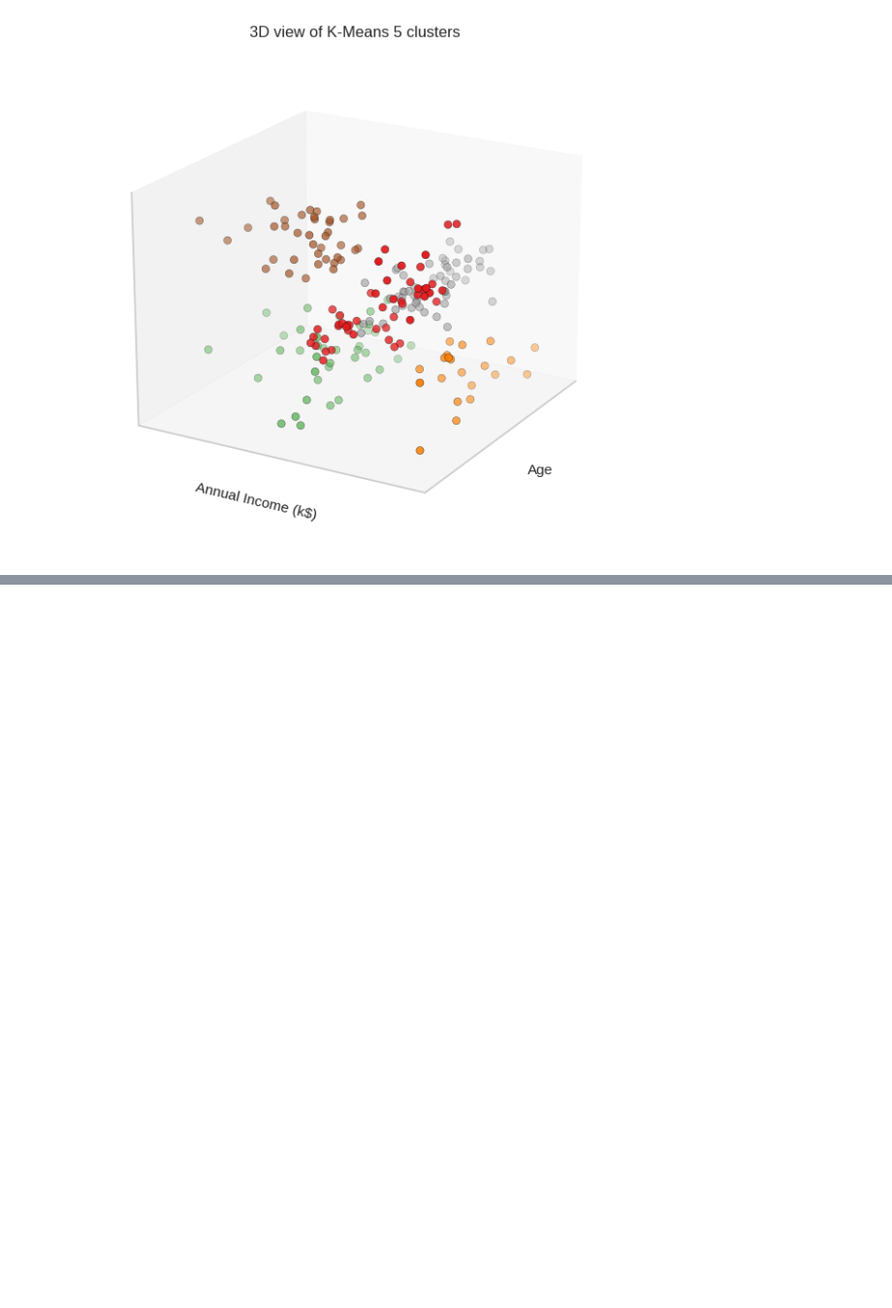
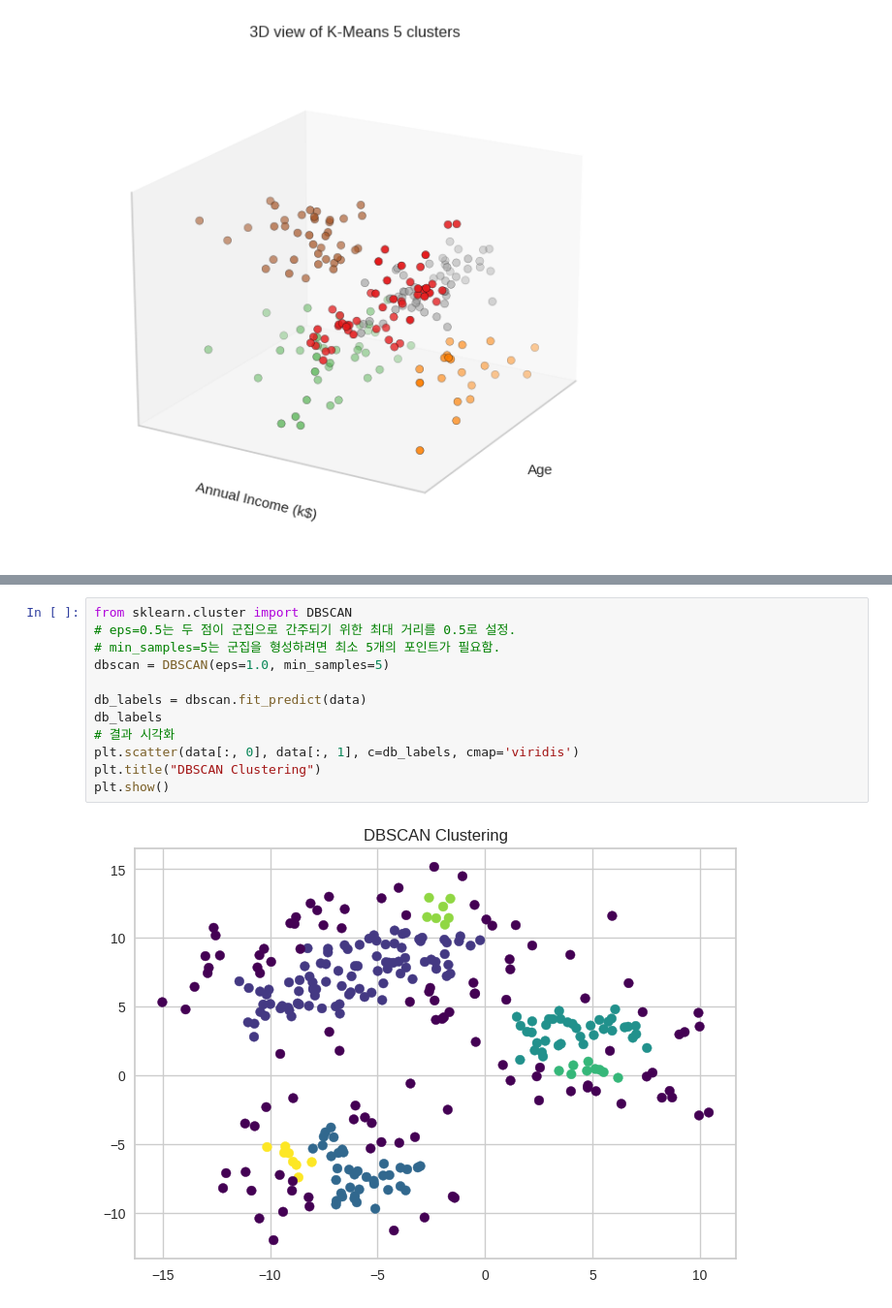
Before and after one commit to leekyuyoung-ai/AI, a Jupyter notebook: 2_4_군집,_DBSCAN.ipynb, the cells around one changed output, grey strips where cells are left out. Shown at 97% size. Saved outputs shown, nothing was run; the diff lists cells and outputs as text; blank space fills up the shorter version.

```diff
--- a/2_4_군집,_DBSCAN.ipynb
+++ b/2_4_군집,_DBSCAN.ipynb
@@ -206,0 +220,14 @@ plt.show()
+# %%
+from sklearn.cluster import DBSCAN
+# eps=0.5는 두 점이 군집으로 간주되기 위한 최대 거리를 0.5로 설정.
+# min_samples=5는 군집을 형성하려면 최소 5개의 포인트가 필요함.
+dbscan = DBSCAN(eps=1.0, min_samples=5)
+
+db_labels = dbscan.fit_predict(data)
+db_labels
+# 결과 시각화
+plt.scatter(data[:, 0], data[:, 1], c=db_labels, cmap='viridis')
+plt.title("DBSCAN Clustering")
+plt.show()
+# %% [output]
+[figure, added]
```
Also changed, not shown: parts of 5 cells of this notebook, 1 other file.
